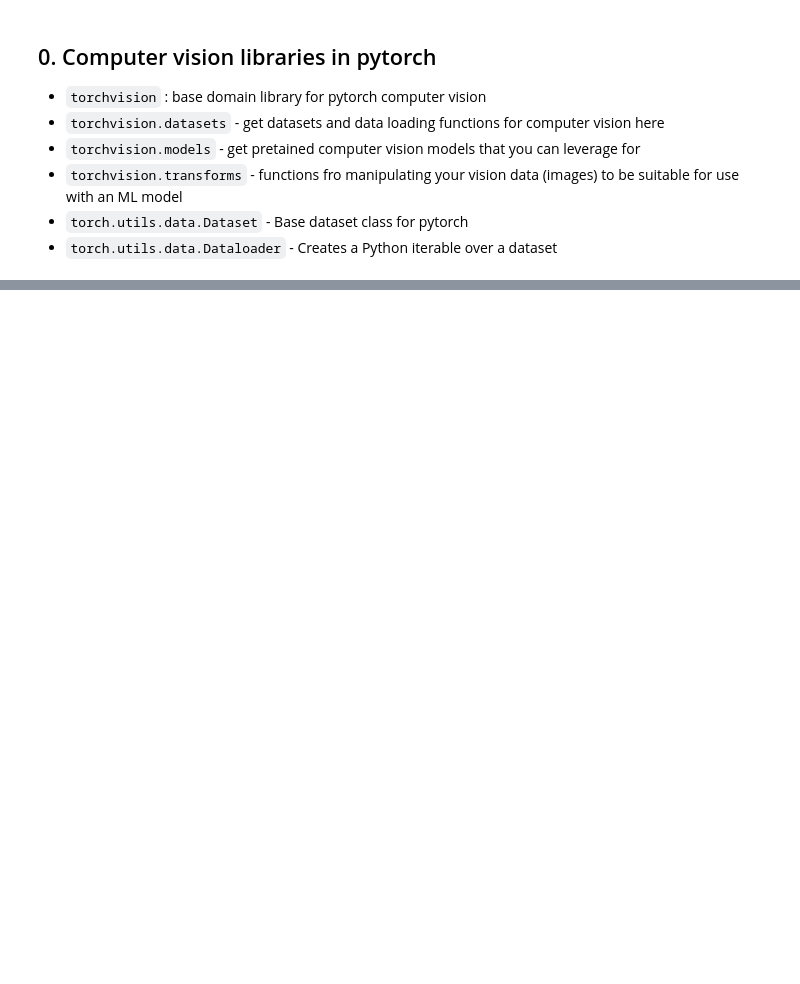
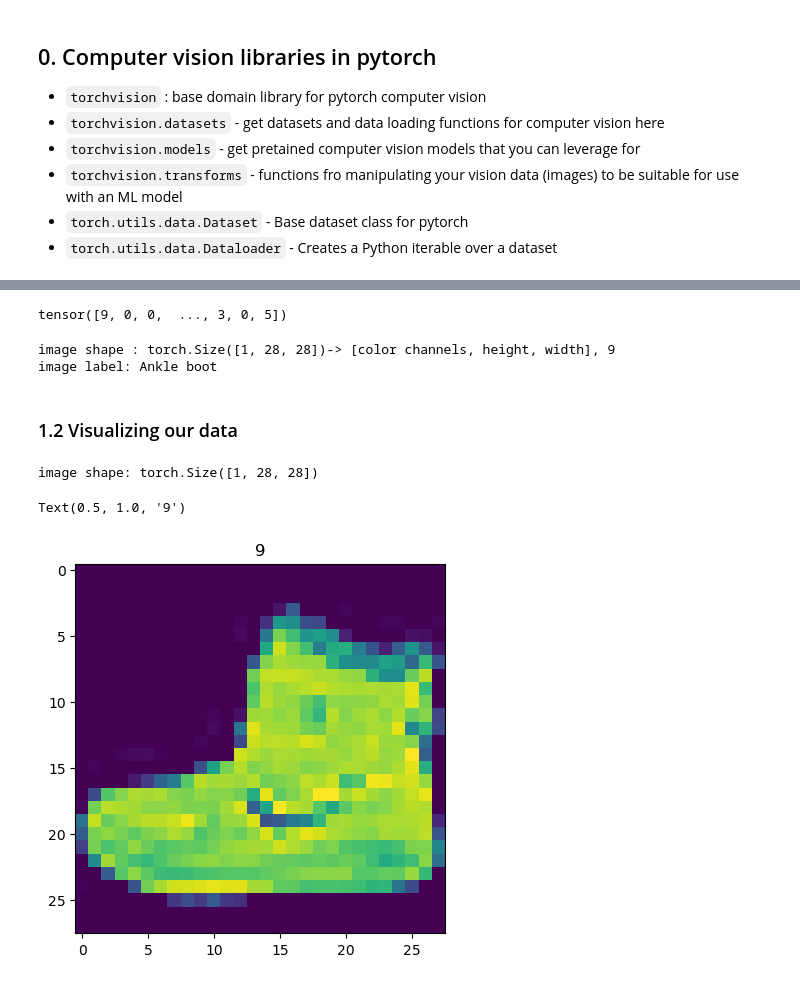
Before and after one commit to pjy0422/pytorch, a Jupyter notebook: pytorch_vision.ipynb, the cells around one changed output, grey strips where cells are left out. Saved outputs shown, nothing was run; the diff lists cells and outputs as text; code cells hidden in the pictures; blank space fills up the shorter version.

```diff
--- a/pytorch_vision.ipynb
+++ b/pytorch_vision.ipynb
@@ -26,0 +30,17 @@ torchvision.__version__
+# %%
+from torchvision import datasets
+train_data = datasets.FashionMNIST(
+    root = "data", # where to download
+    train = True,
+    download=True,
+    transform = torchvision.transforms.ToTensor(),
+    target_transform=None
+)
+
+test_data = datasets.FashionMNIST(
+    root = "data",
+    train = False,
+    download=True,
+    transform= torchvision.transforms.ToTensor(),
+    target_transform=None
+)
@@ -26,0 +69,23 @@ torchvision.__version__
+# %%
+train_data.targets
+# %% [output]
+tensor([9, 0, 0,  ..., 3, 0, 5])
+# %%
+# check the shape of our image
+print(f"image shape : {image.shape}-> [color channels, height, width], {label}")
+print(f"image label: {class_names[label]}")
+# %% [output]
+image shape : torch.Size([1, 28, 28])-> [color channels, height, width], 9
+image label: Ankle boot
+# %% [markdown]
+### 1.2 Visualizing our data
+# %%
+import matplotlib.pyplot as plt
+image, label = train_data[0]
+print(f"image shape: {image.shape}")
+plt.imshow(image.squeeze())
+plt.title(label)
+# %% [output]
+image shape: torch.Size([1, 28, 28])
+Text(0.5, 1.0, '9')
+[figure, added]
```
Also changed, not shown: parts of 32 cells of this notebook, 8 other files.
